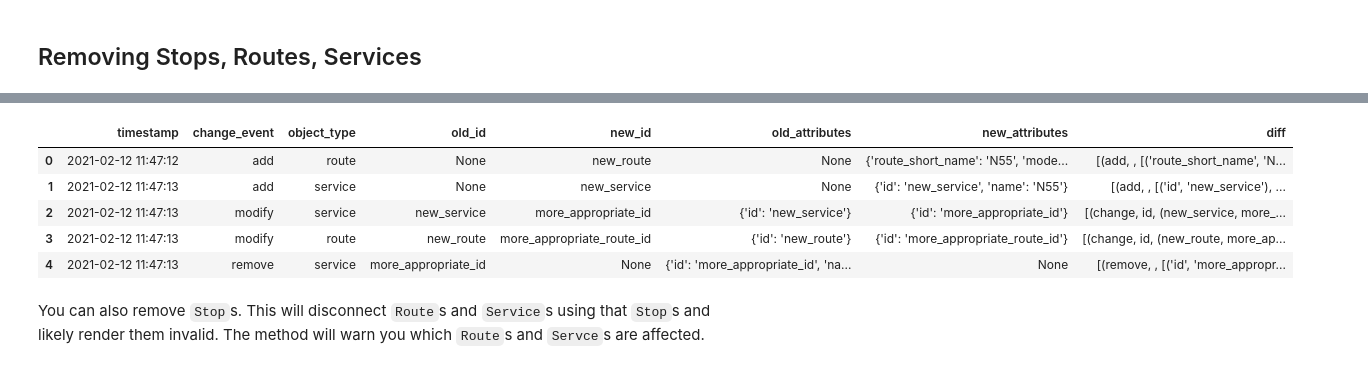
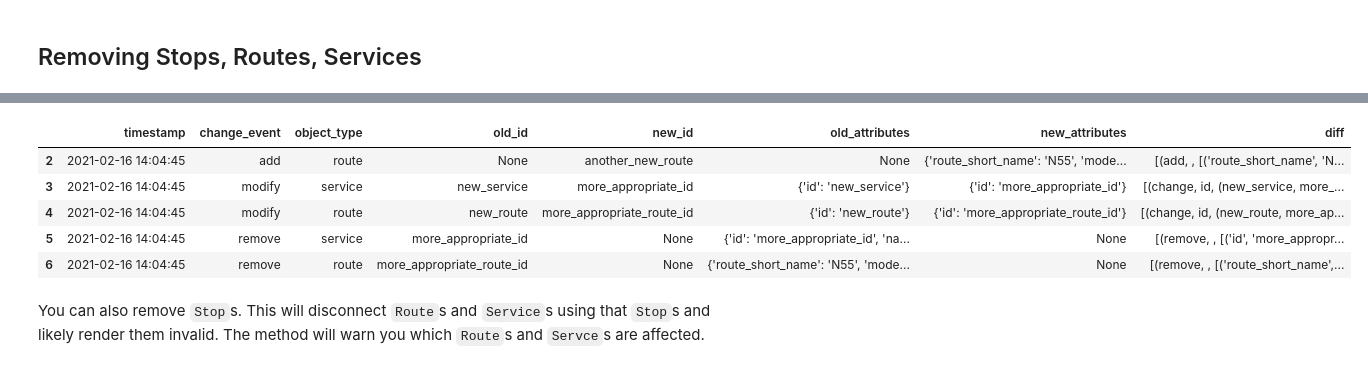
Before and after one commit to arup-group/genet, a Jupyter notebook: notebooks/5.1. Modifying Network - Basics.ipynb, the cells around one changed output, grey strips where cells are left out. Drawn from its saved outputs; the diff is of its cells as text; code cells hidden in the pictures.

Commit message:
add option to add routes with stop ids only

```diff
--- a/notebooks/5.1. Modifying Network - Basics.ipynb
+++ b/notebooks/5.1. Modifying Network - Basics.ipynb
@@ -238,7 +238,7 @@ route = Route(
    departure_offsets=['00:00:00', '00:02:00', '00:04:00', '00:06:00'],
    id='new_route',
 #    route= ['834', '1573', '3139', '3141', '574', '3154', '979', '980', '981'],
-   await_departure= [True, True],
+   await_departure= [True, True, True, True],
    stops=[
        Stop(id='490000235X.link:834', x=529981.7958802709, y=181412.0975758662,
             name='Tottenham Court Road Station (Stop X)',
@@ -246,6 +246,8 @@ route = Route(
             linkRefId='834', isBlocking='false', epsg='epsg:27700'),
        Stop(id='new_stop', x=529500, y=181300,
             name='New Stop', epsg='epsg:27700'),
+        Stop(id='other_new_stop', x=529502, y=181302,
+            name='Other New Stop', epsg='epsg:27700'),
        Stop(id='490010689KB.link:981', x=529166.7349732723, y=181256.33672284335,
             name='Great Titchfield Street  Oxford Circus Station (Stop OP)',
             additional_attributes=['linkRefId', 'isBlocking'],
@@ -266,0 +273,13 @@ n.schedule.add_service(Service(id='new_service', routes=[route]))
+# %%
+r = Route(
+    route_short_name='N55',
+    mode='bus',
+    trips={'some_trip': '14:53:00'},
+   arrival_offsets=['00:00:00', '00:06:00'],
+   departure_offsets=['00:00:00', '00:06:00'],
+   id='another_new_route',
+#    route= ['834', '1573', '3139', '3141', '574', '3154', '979', '980', '981'],
+   await_departure= [True, True],
+   stops=['490000235X.link:834',
+          '490010689KB.link:981']
+)
@@ -266,0 +290,2 @@ n.schedule.add_service(Service(id='new_service', routes=[route]))
+# %%
+n.schedule.add_route('20274', r)
@@ -303,12 +355,12 @@ n.schedule.remove_route('more_appropriate_route_id')
 # %%
-n.schedule.change_log().head()
+n.schedule.change_log().tail()
 # %% [output]
 |  | timestamp | change_event | object_type | old_id | new_id | old_attributes | new_attributes | diff |
-| 0 | 2021-02-12 11:47:12 | add | route | None | new_route | None | {'route_short_name': 'N55', 'mode... | [(add, , [('route_short_name', 'N... |
-| 1 | 2021-02-12 11:47:13 | add | service | None | new_service | None | {'id': 'new_service', 'name': 'N55'} | [(add, , [('id', 'new_service'), ... |
-| 2 | 2021-02-12 11:47:13 | modify | service | new_service | more_appropriate_id | {'id': 'new_service'} | {'id': 'more_appropriate_id'} | [(change, id, (new_service, more_... |
-| 3 | 2021-02-12 11:47:13 | modify | route | new_route | more_appropriate_route_id | {'id': 'new_route'} | {'id': 'more_appropriate_route_id'} | [(change, id, (new_route, more_ap... |
-| 4 | 2021-02-12 11:47:13 | remove | service | more_appropriate_id | None | {'id': 'more_appropriate_id', 'na... | None | [(remove, , [('id', 'more_appropr... |
+| 2 | 2021-02-16 14:04:45 | add | route | None | another_new_route | None | {'route_short_name': 'N55', 'mode... | [(add, , [('route_short_name', 'N... |
+| 3 | 2021-02-16 14:04:45 | modify | service | new_service | more_appropriate_id | {'id': 'new_service'} | {'id': 'more_appropriate_id'} | [(change, id, (new_service, more_... |
+| 4 | 2021-02-16 14:04:45 | modify | route | new_route | more_appropriate_route_id | {'id': 'new_route'} | {'id': 'more_appropriate_route_id'} | [(change, id, (new_route, more_ap... |
+| 5 | 2021-02-16 14:04:45 | remove | service | more_appropriate_id | None | {'id': 'more_appropriate_id', 'na... | None | [(remove, , [('id', 'more_appropr... |
+| 6 | 2021-02-16 14:04:45 | remove | route | more_appropriate_route_id | None | {'route_short_name': 'N55', 'mode... | None | [(remove, , [('route_short_name',... |
 # %% [markdown]
 You can also remove `Stop`s. This will disconnect `Route`s and `Service`s using that `Stop`s and likely render them invalid. The method will warn you which `Route`s and `Servce`s are affected.
 # %%
```
Also changed, not shown: parts of 47 cells of this notebook, 3 other files.
